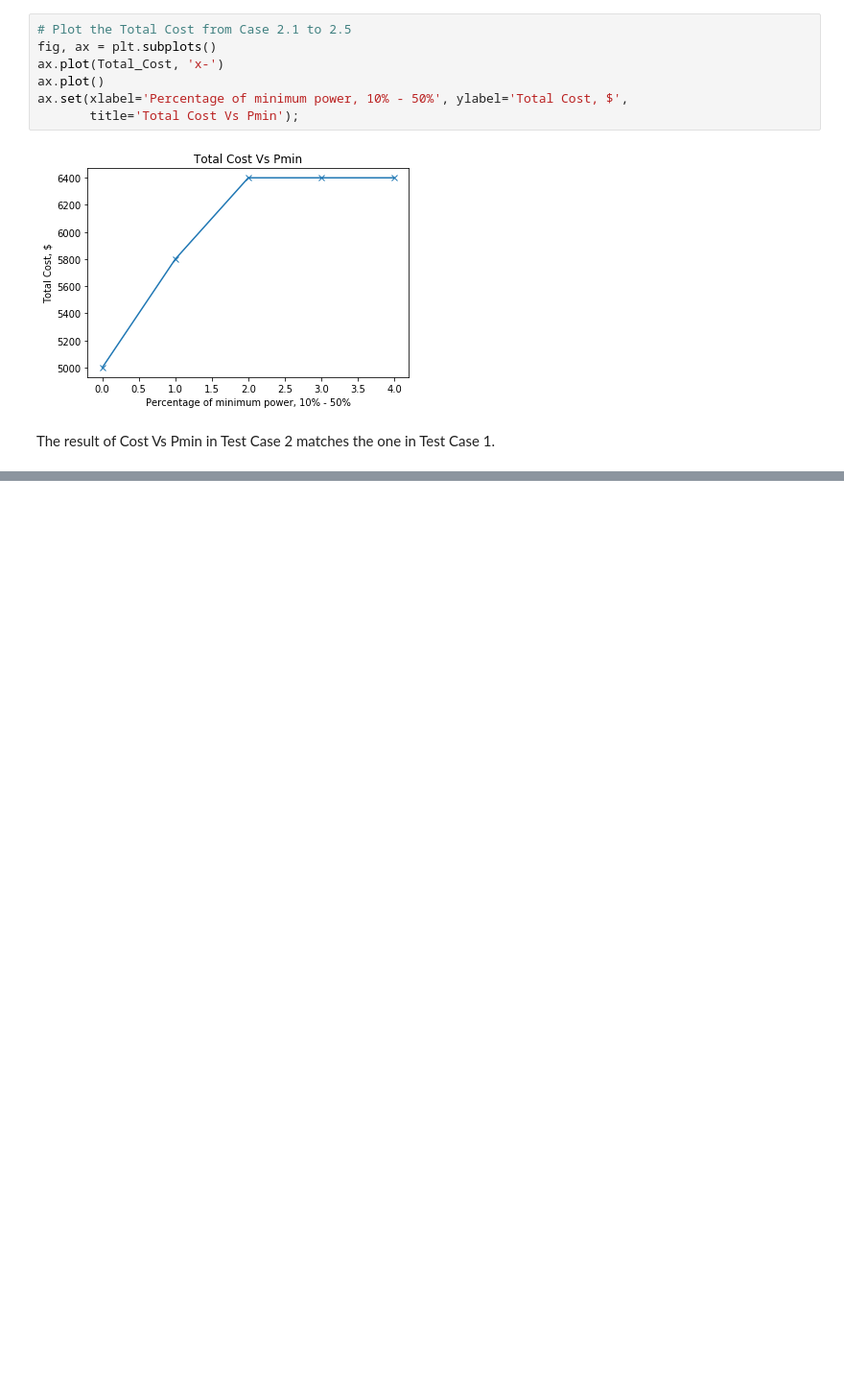
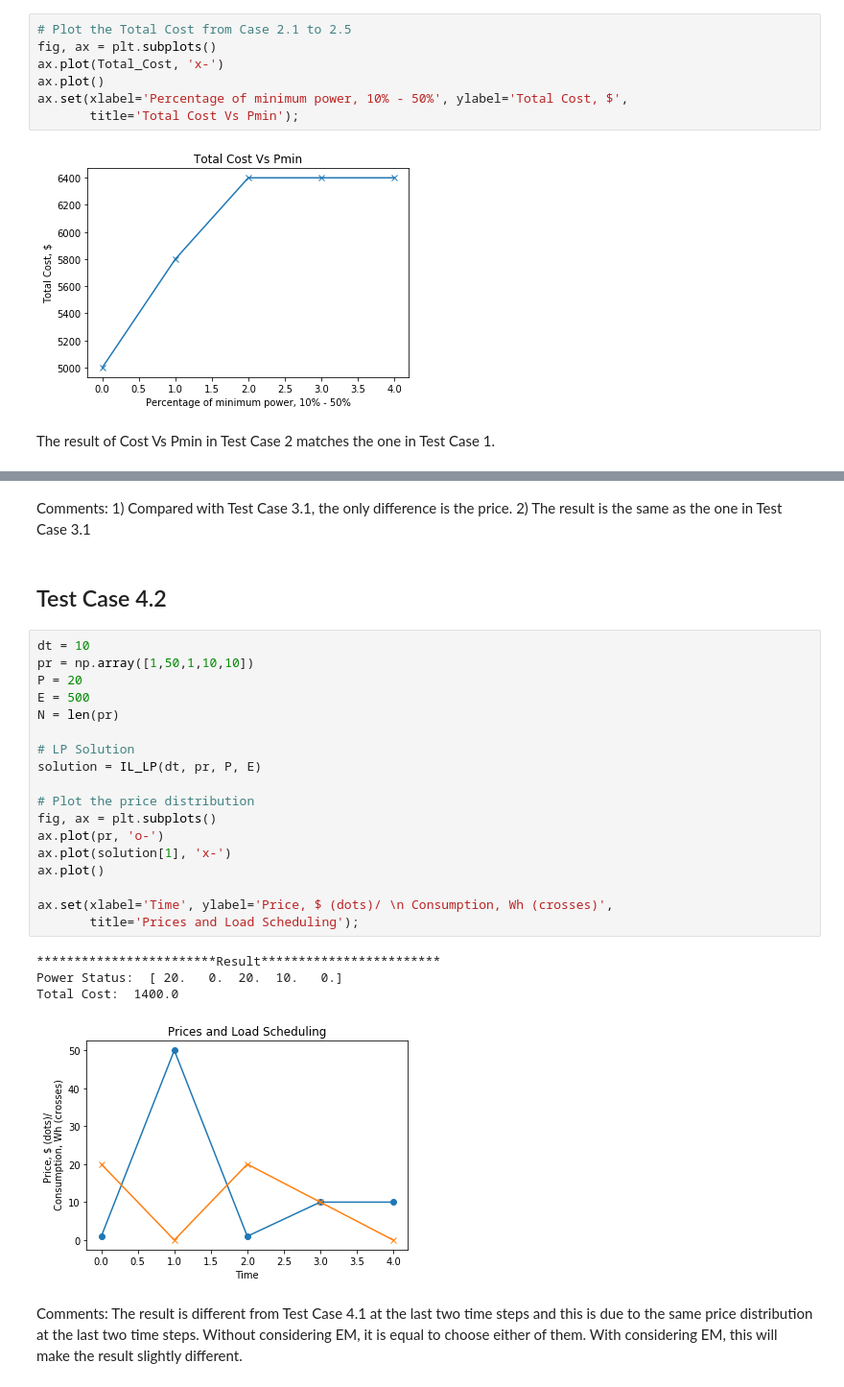
Before and after one commit to SiyueZoe/FYP-Project, a Jupyter notebook: Sensitivity Test for Pmin in IL_with_EM_MILP.ipynb, the cells around one changed output, grey strips where cells are left out. Shown at 96% size. Saved outputs shown, nothing was run; the diff lists cells and outputs as text; blank space fills up the shorter version.

```diff
--- a/Sensitivity Test for Pmin in IL_with_EM_MILP.ipynb
+++ b/Sensitivity Test for Pmin in IL_with_EM_MILP.ipynb
@@ -498,0 +623,29 @@ The result of Cost Vs Pmin in Test Case 2 matches the one in Test Case 1.
+# %% [markdown]
+Comments: 1) Compared with Test Case 3.1, the only difference is the price. 2) The result is the same as the one in Test Case 3.1
+# %% [markdown]
+## Test Case 4.2
+# %%
+dt = 10
+pr = np.array([1,50,1,10,10])
+P = 20
+E = 500
+N = len(pr)
+
+# LP Solution
+solution = IL_LP(dt, pr, P, E)
+
+# Plot the price distribution
+fig, ax = plt.subplots()
+ax.plot(pr, 'o-')
+ax.plot(solution[1], 'x-')
+ax.plot()
+
+ax.set(xlabel='Time', ylabel='Price, $ (dots)/ \n Consumption, Wh (crosses)',
+       title='Prices and Load Scheduling');
+# %% [output]
+************************Result************************
+Power Status:  [ 20.   0.  20.  10.   0.]
+Total Cost:  1400.0
+[figure, added]
+# %% [markdown]
+Comments: The result is different from Test Case 4.1 at the last two time steps and this is due to the same price distribution at the last two time steps. Without considering EM, it is equal to choose either of them. With considering EM, this will make the result slightly different.
```
Also changed, not shown: parts of 11 cells of this notebook.
